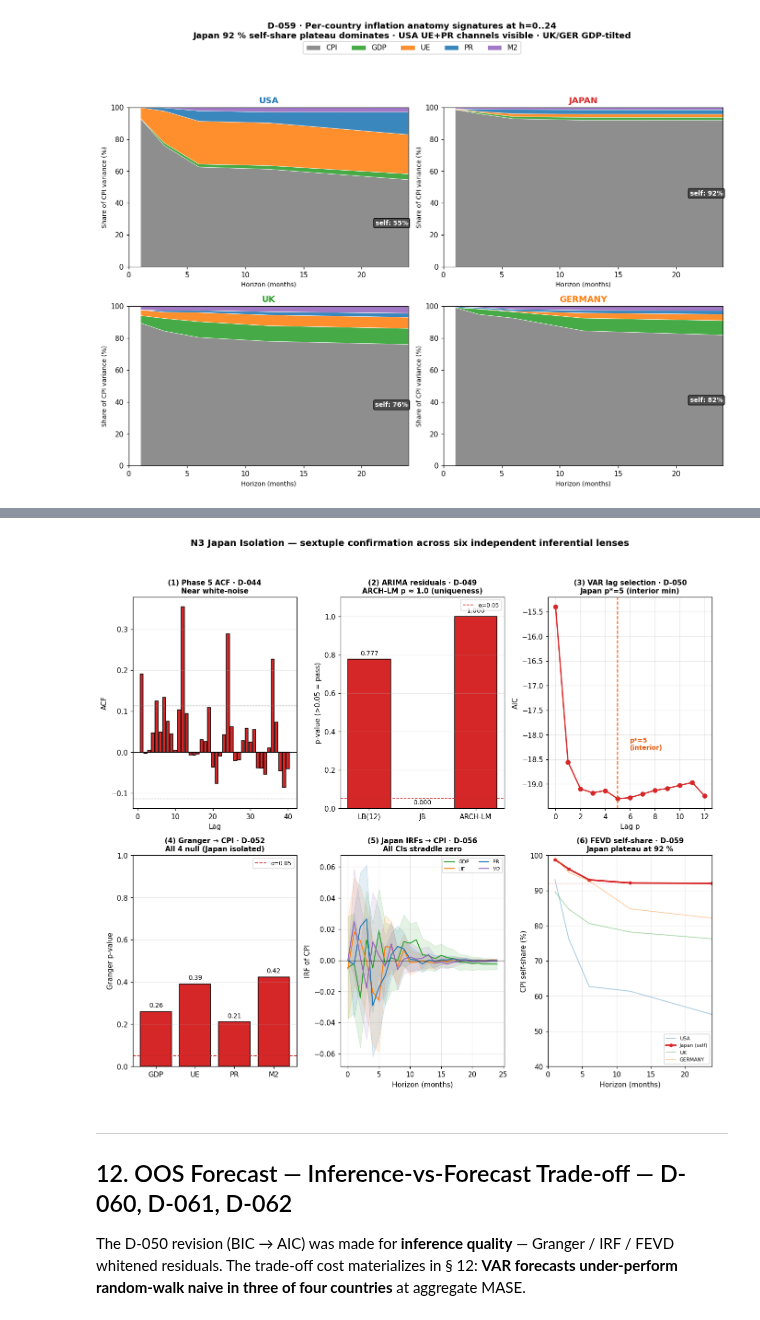
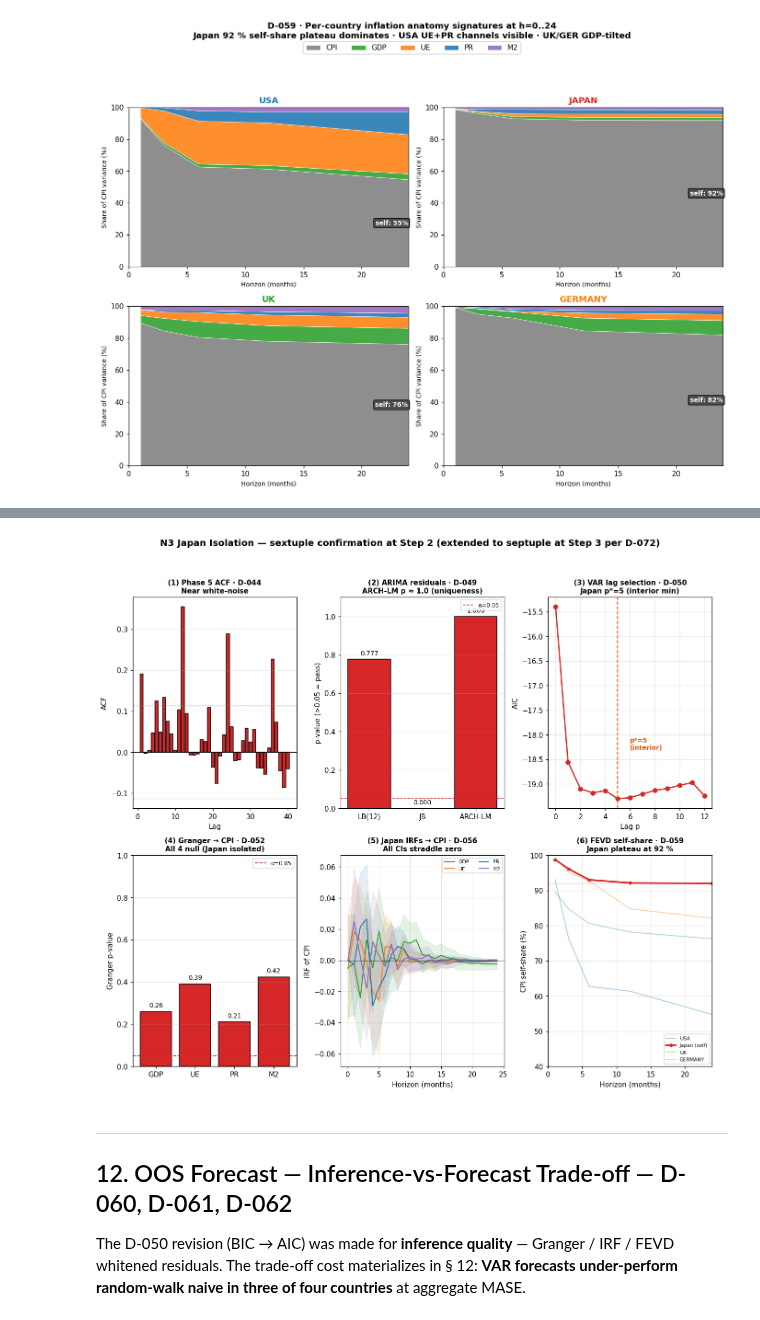
Before and after one commit to kota2003/inflation-forecasting-analysis, a Jupyter notebook: notebooks/07_var_model.ipynb, the cells around one changed output, grey strips where cells are left out. Cells and saved outputs as stored; diff of their text form; code cells hidden in the pictures.

```diff
--- a/notebooks/07_var_model.ipynb
+++ b/notebooks/07_var_model.ipynb
@@ -819,36 +825,36 @@ ax.legend(fontsize=7, ncol=2, loc='upper right')
 ax.grid(alpha=0.3)
 
 # Panel 6 — FEVD self-share plateau (D-059)
 ax = axes[1, 2]
 for c in COUNTRY_ORDER:
     sub = fevd[(fevd['country'] == c) & (fevd['shock'] == 'CPI')]
     if sub.empty:
         continue
     sub_sorted = sub.sort_values('horizon')
     if c == 'JAPAN':
         ax.plot(sub_sorted['horizon'], sub_sorted['share'] * 100,
                 color=jpn_color, lw=2.4, marker='o', markersize=4,
                 label='Japan (self)')
     else:
         ax.plot(sub_sorted['horizon'], sub_sorted['share'] * 100,
                 color=COUNTRY_COLOR[c], alpha=0.4, lw=1.2, label=c)
 ax.axhline(92, color=jpn_color, linestyle='--', lw=0.8, alpha=0.6)
 ax.set_xlim(0, 24)
 ax.set_ylim(40, 100)
 ax.set_xlabel('Horizon (months)')
 ax.set_ylabel('CPI self-share (%)')
 ax.set_title('(6) FEVD self-share · D-059\nJapan plateau at 92 %',
              fontsize=10, fontweight='bold')
 ax.legend(fontsize=7, loc='lower right')
 ax.grid(alpha=0.3)
 
-fig.suptitle('N3 Japan Isolation — sextuple confirmation across six '
-             'independent inferential lenses',
+fig.suptitle('N3 Japan Isolation — sextuple confirmation at Step 2 '
+             '(extended to septuple at Step 3 per D-072)',
              fontsize=13, fontweight='bold', y=1.00)
 plt.tight_layout(rect=[0, 0, 1, 0.97])
 plt.show()
 # %% [output]
-[figure, old version]
+[figure, new version]
 # %% [markdown]
 ---
 
```
Also changed, not shown: parts of 5 cells of this notebook, 4 other files.
